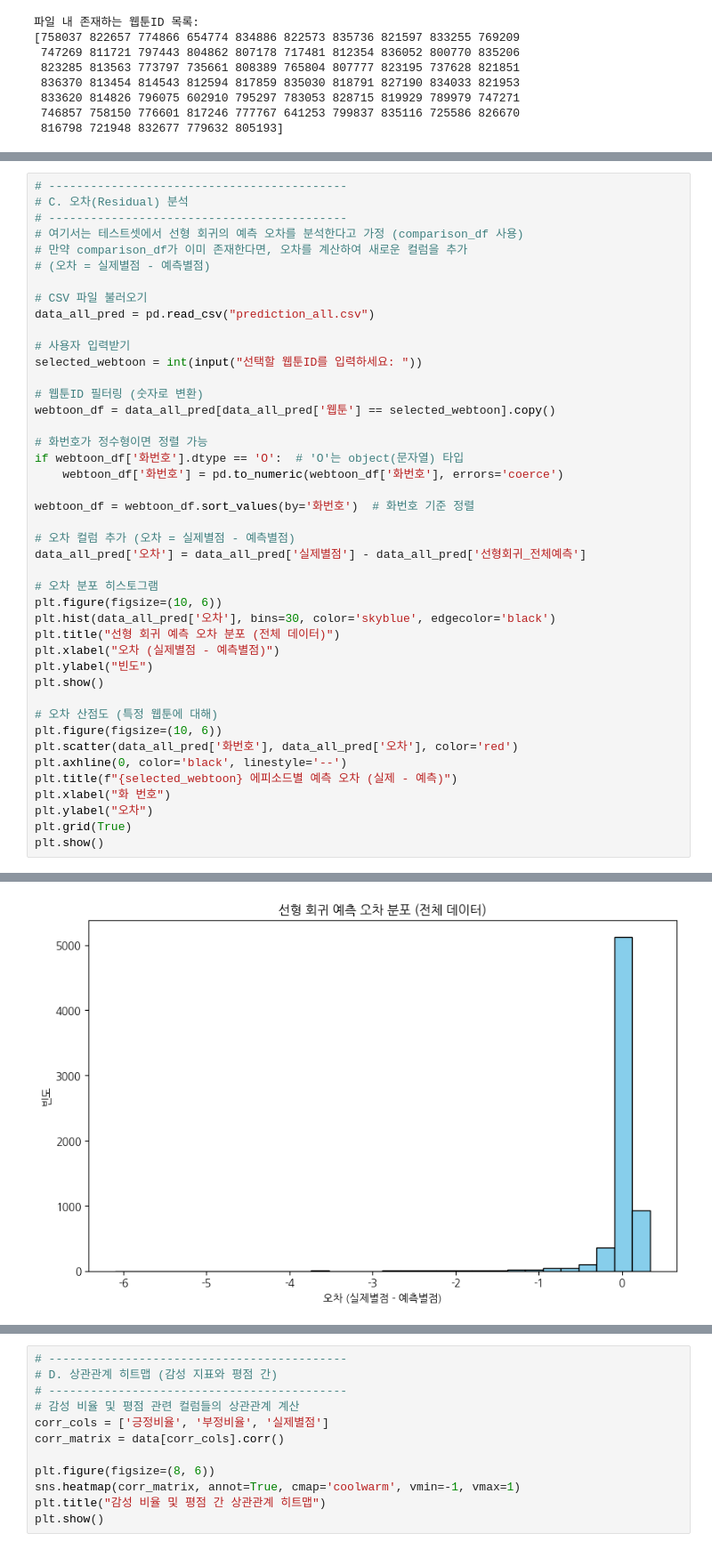
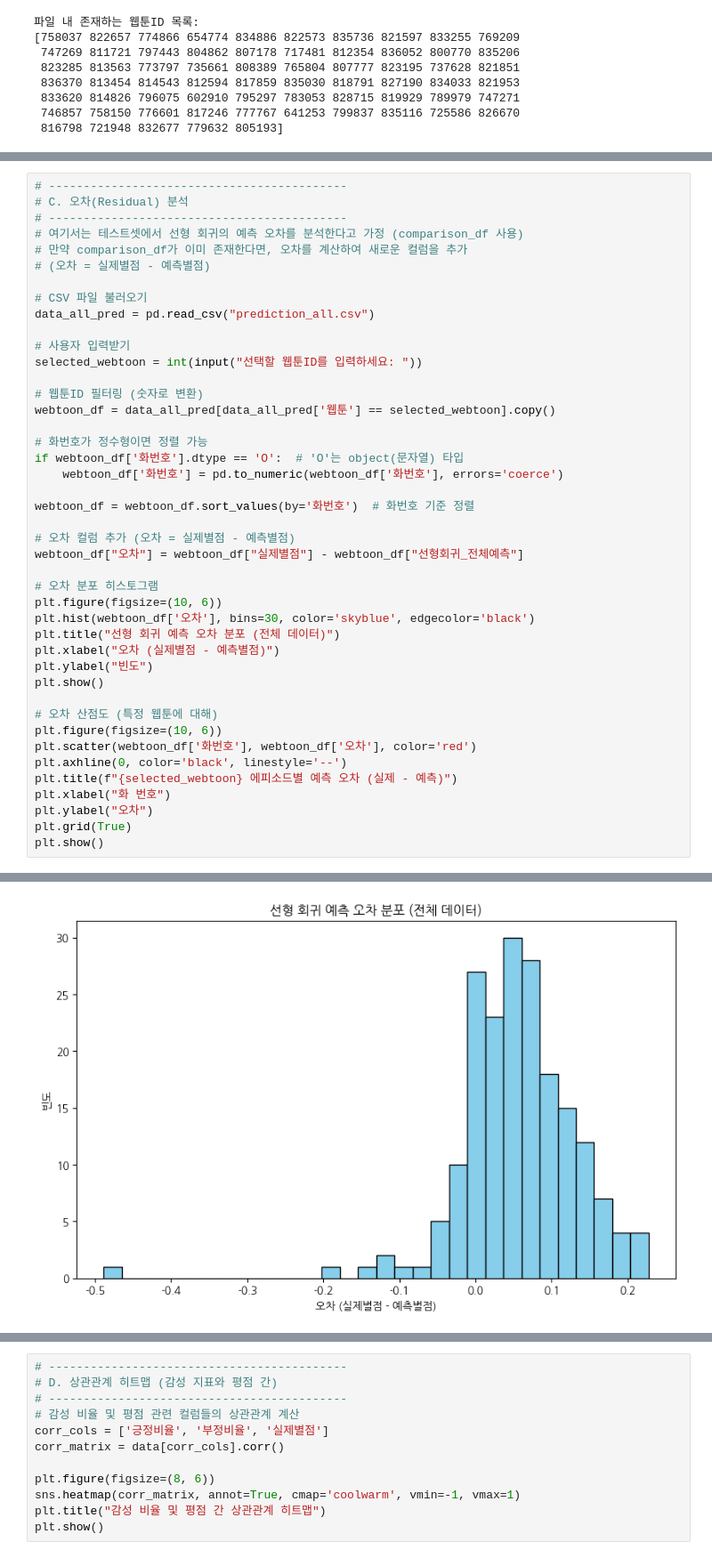
Before and after one commit to seongjju/fisatoons, a Jupyter notebook: code/model_final.ipynb, the cells around one changed output, grey strips where cells are left out. Shown: that part at 89% size. Drawn from its saved outputs; the diff is of its cells as text.

```diff
--- a/code/model_final.ipynb
+++ b/code/model_final.ipynb
@@ -463,11 +379,11 @@ if webtoon_df['화번호'].dtype == 'O':  # 'O'는 object(문자열) 타입
 webtoon_df = webtoon_df.sort_values(by='화번호')  # 화번호 기준 정렬
 
 # 오차 컬럼 추가 (오차 = 실제별점 - 예측별점)
-data_all_pred['오차'] = data_all_pred['실제별점'] - data_all_pred['선형회귀_전체예측']
+webtoon_df["오차"] = webtoon_df["실제별점"] - webtoon_df["선형회귀_전체예측"]
 
 # 오차 분포 히스토그램
 plt.figure(figsize=(10, 6))
-plt.hist(data_all_pred['오차'], bins=30, color='skyblue', edgecolor='black')
+plt.hist(webtoon_df['오차'], bins=30, color='skyblue', edgecolor='black')
 plt.title("선형 회귀 예측 오차 분포 (전체 데이터)")
 plt.xlabel("오차 (실제별점 - 예측별점)")
 plt.ylabel("빈도")
@@ -475,7 +391,7 @@ plt.show()
 
 # 오차 산점도 (특정 웹툰에 대해)
 plt.figure(figsize=(10, 6))
-plt.scatter(data_all_pred['화번호'], data_all_pred['오차'], color='red')
+plt.scatter(webtoon_df['화번호'], webtoon_df['오차'], color='red')
 plt.axhline(0, color='black', linestyle='--')
 plt.title(f"{selected_webtoon} 에피소드별 예측 오차 (실제 - 예측)")
 plt.xlabel("화 번호")
@@ -487 +403 @@ plt.show()
-[figure, old version]
+[figure, new version]
```
Also changed, not shown: parts of 11 cells of this notebook.
